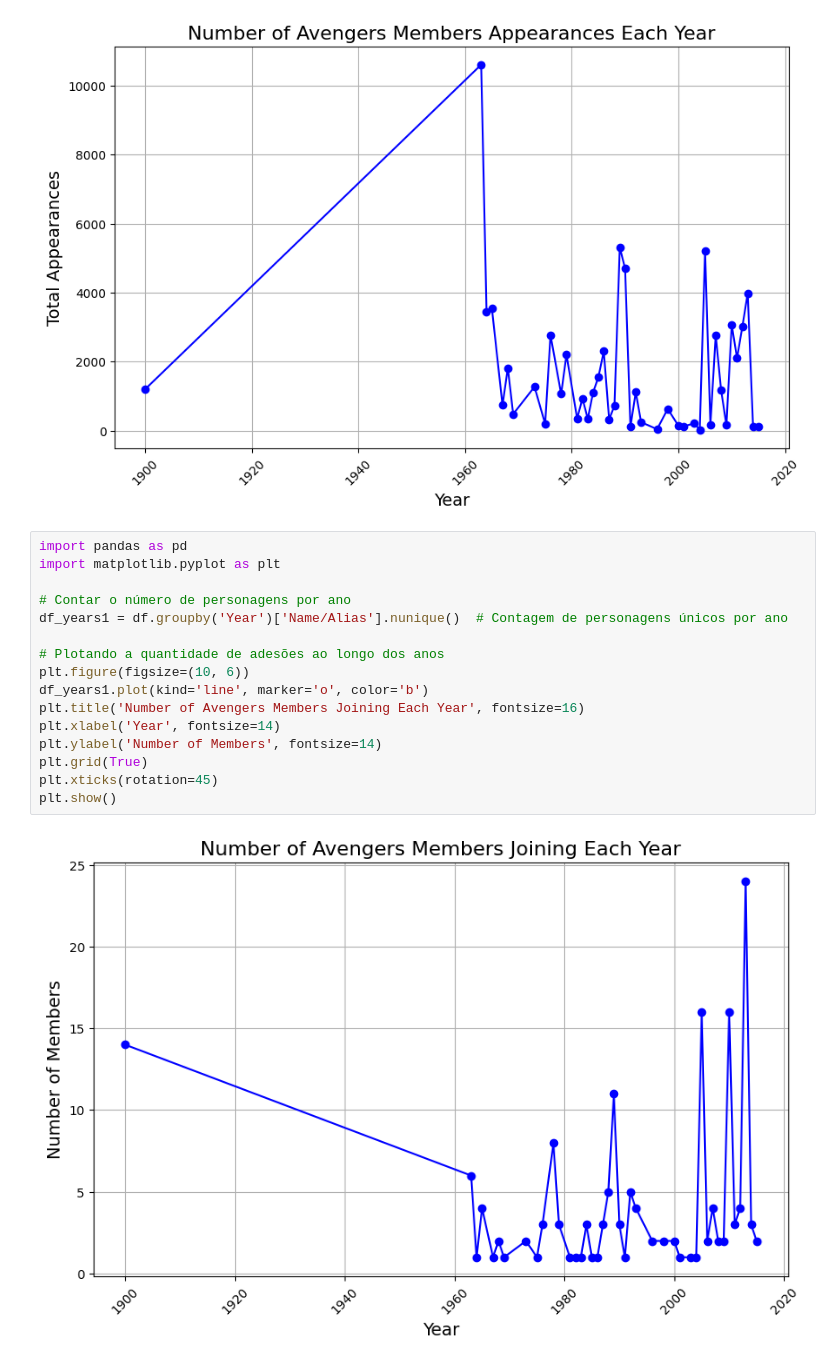
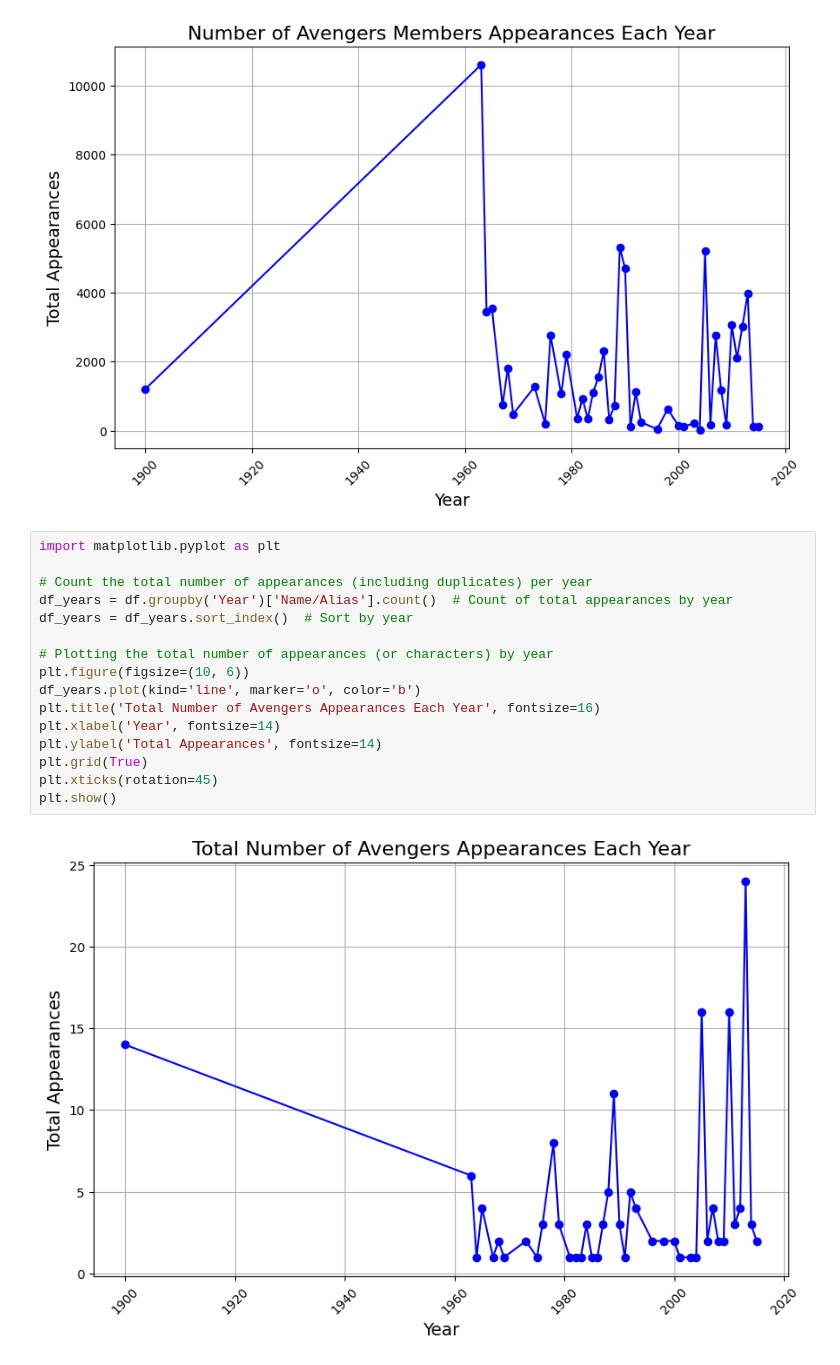
Before and after one commit to viktoruebelhart/avengers, a Jupyter notebook: avengers.ipynb, the cells around one changed output. Cells and saved outputs as stored; diff of their text form.

```diff
--- a/avengers.ipynb
+++ b/avengers.ipynb
@@ -338,20 +338,20 @@ plt.show()
 # %% [output]
 [figure]
 # %%
-import pandas as pd
 import matplotlib.pyplot as plt
 
-# Contar o número de personagens por ano
-df_years1 = df.groupby('Year')['Name/Alias'].nunique()  # Contagem de personagens únicos por ano
+# Count the total number of appearances (including duplicates) per year
+df_years = df.groupby('Year')['Name/Alias'].count()  # Count of total appearances by year
+df_years = df_years.sort_index()  # Sort by year
 
-# Plotando a quantidade de adesões ao longo dos anos
+# Plotting the total number of appearances (or characters) by year
 plt.figure(figsize=(10, 6))
-df_years1.plot(kind='line', marker='o', color='b')
-plt.title('Number of Avengers Members Joining Each Year', fontsize=16)
+df_years.plot(kind='line', marker='o', color='b')
+plt.title('Total Number of Avengers Appearances Each Year', fontsize=16)
 plt.xlabel('Year', fontsize=14)
-plt.ylabel('Number of Members', fontsize=14)
+plt.ylabel('Total Appearances', fontsize=14)
 plt.grid(True)
 plt.xticks(rotation=45)
 plt.show()
 # %% [output]
-[figure, old version]
+[figure, new version]
```
